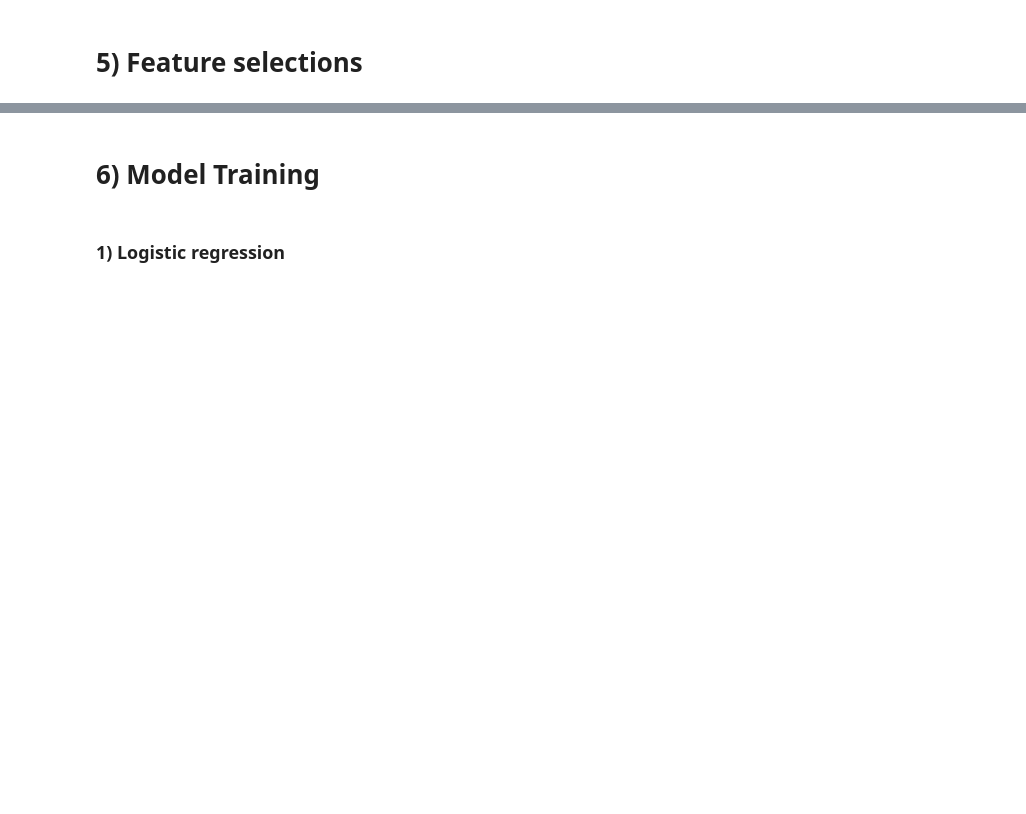
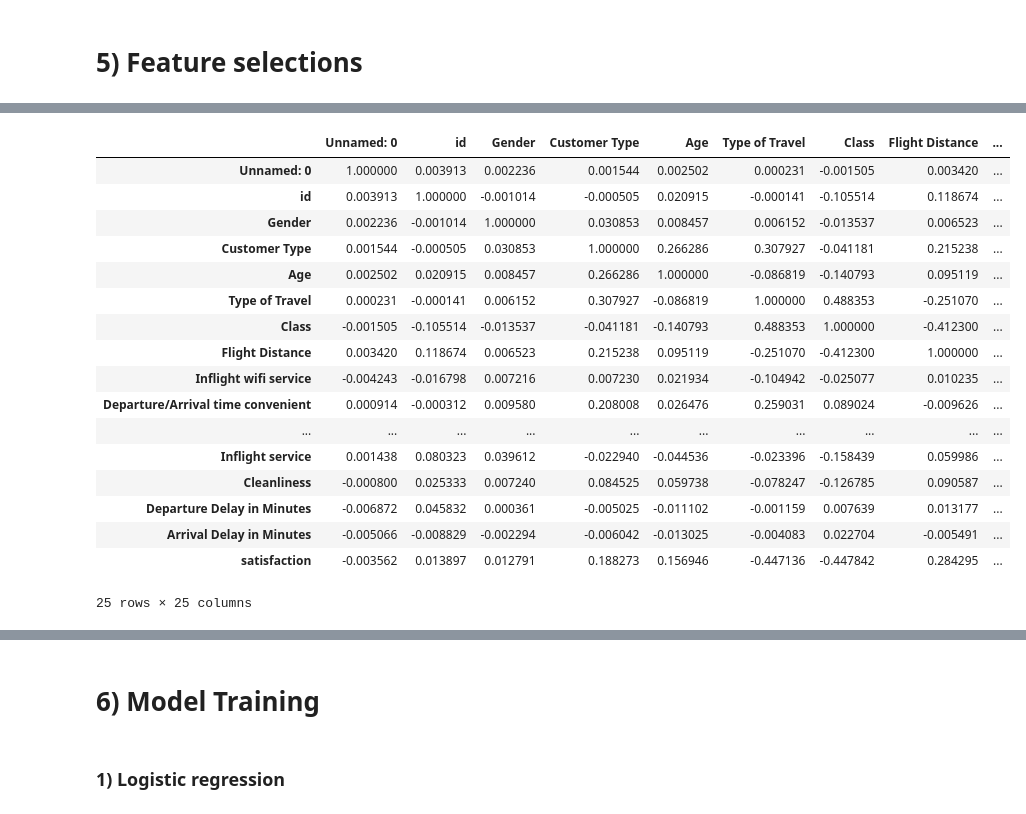
Before and after one commit to Sagarsharadshelke/Airline_passenger_satisfaction, a Jupyter notebook: Airline_passenger_satisfaction.ipynb, the cells around one changed output, grey strips where cells are left out. Drawn from its saved outputs; the diff is of its cells as text; code cells hidden in the pictures; blank space fills up the shorter version.

```diff
--- a/Airline_passenger_satisfaction.ipynb
+++ b/Airline_passenger_satisfaction.ipynb
@@ -1067,0 +1055,21 @@ memory usage: 16.0 MB
+# %%
+train_data.corr().T
+# %% [output]
+|  | Unnamed: 0 | id | Gender | Customer Type | Age | Type of Travel | Class | Flight Distance | ... |
+| Unnamed: 0 | 1.000000 | 0.003913 | 0.002236 | 0.001544 | 0.002502 | 0.000231 | -0.001505 | 0.003420 | ... |
+| id | 0.003913 | 1.000000 | -0.001014 | -0.000505 | 0.020915 | -0.000141 | -0.105514 | 0.118674 | ... |
+| Gender | 0.002236 | -0.001014 | 1.000000 | 0.030853 | 0.008457 | 0.006152 | -0.013537 | 0.006523 | ... |
+| Customer Type | 0.001544 | -0.000505 | 0.030853 | 1.000000 | 0.266286 | 0.307927 | -0.041181 | 0.215238 | ... |
+| Age | 0.002502 | 0.020915 | 0.008457 | 0.266286 | 1.000000 | -0.086819 | -0.140793 | 0.095119 | ... |
+| Type of Travel | 0.000231 | -0.000141 | 0.006152 | 0.307927 | -0.086819 | 1.000000 | 0.488353 | -0.251070 | ... |
+| Class | -0.001505 | -0.105514 | -0.013537 | -0.041181 | -0.140793 | 0.488353 | 1.000000 | -0.412300 | ... |
+| Flight Distance | 0.003420 | 0.118674 | 0.006523 | 0.215238 | 0.095119 | -0.251070 | -0.412300 | 1.000000 | ... |
+| Inflight wifi service | -0.004243 | -0.016798 | 0.007216 | 0.007230 | 0.021934 | -0.104942 | -0.025077 | 0.010235 | ... |
+| Departure/Arrival time convenient | 0.000914 | -0.000312 | 0.009580 | 0.208008 | 0.026476 | 0.259031 | 0.089024 | -0.009626 | ... |
+| ... | ... | ... | ... | ... | ... | ... | ... | ... | ... |
+| Inflight service | 0.001438 | 0.080323 | 0.039612 | -0.022940 | -0.044536 | -0.023396 | -0.158439 | 0.059986 | ... |
+| Cleanliness | -0.000800 | 0.025333 | 0.007240 | 0.084525 | 0.059738 | -0.078247 | -0.126785 | 0.090587 | ... |
+| Departure Delay in Minutes | -0.006872 | 0.045832 | 0.000361 | -0.005025 | -0.011102 | -0.001159 | 0.007639 | 0.013177 | ... |
+| Arrival Delay in Minutes | -0.005066 | -0.008829 | -0.002294 | -0.006042 | -0.013025 | -0.004083 | 0.022704 | -0.005491 | ... |
+| satisfaction | -0.003562 | 0.013897 | 0.012791 | 0.188273 | 0.156946 | -0.447136 | -0.447842 | 0.284295 | ... |
+25 rows × 25 columns
```
Also changed, not shown: parts of 46 cells of this notebook.
